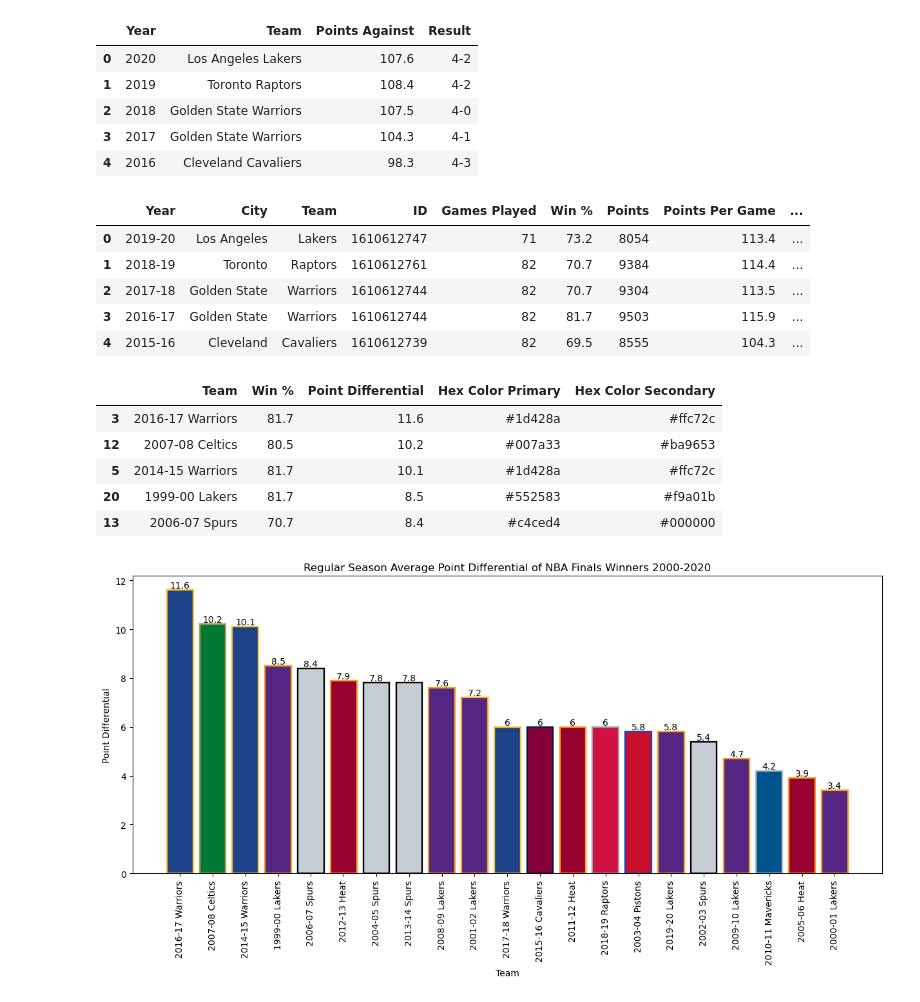
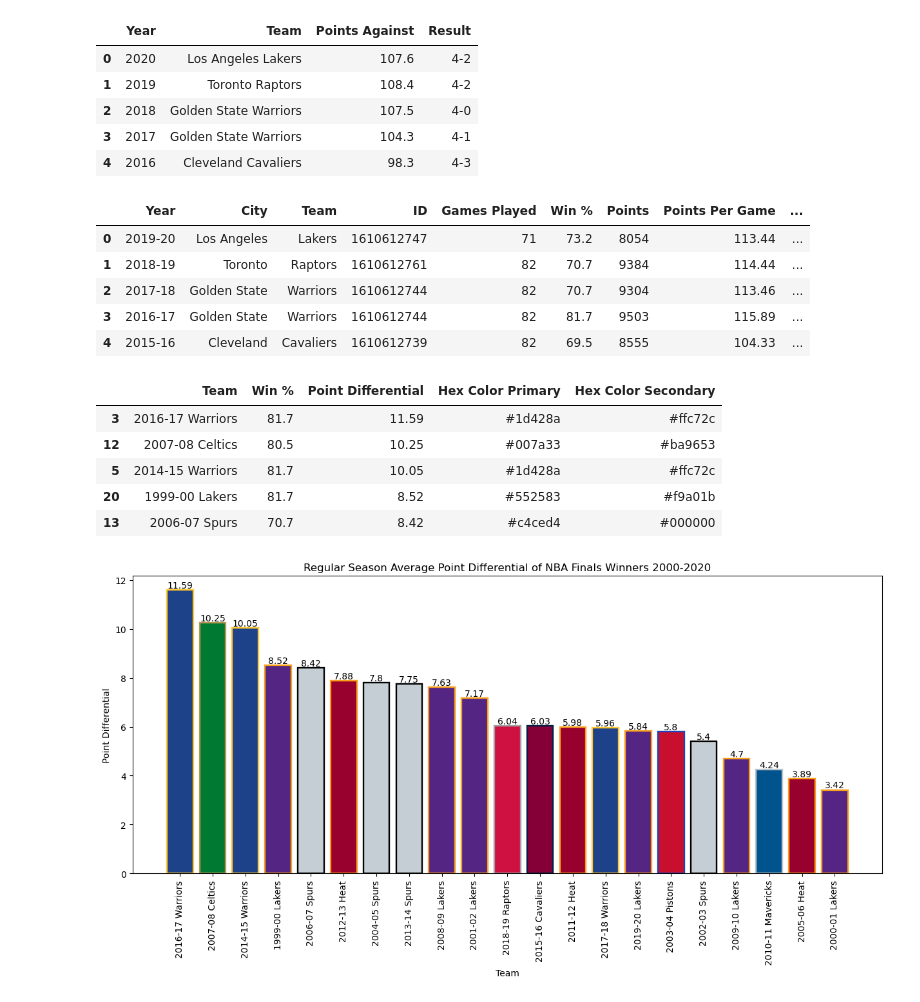
Before and after one commit to kcwaggs/project_1, a Jupyter notebook: keegan/keegan.ipynb, the cells around one changed output. Drawn from its saved outputs; the diff is of its cells as text; code cells hidden in the pictures.

```diff
--- a/keegan/keegan.ipynb
+++ b/keegan/keegan.ipynb
@@ -100,37 +88,37 @@ secondary_hex_colors['Detroit Pistons'] = '#1d42ba'
 # %%
 # create df and rename index column
 full_team_stats_df = pd.DataFrame(full_team_info, index=None).T.reset_index()
 full_team_stats_df = full_team_stats_df.rename(columns={'index': 'Year'})
 
 # Create a column for points per game in regular season and round to 1 decimal place
 full_team_stats_df['Points Per Game'] = full_team_stats_df['Points'] / full_team_stats_df['Games Played']
 full_team_stats_df = full_team_stats_df.astype({'Points Per Game': 'float', 'Win %': 'float'})
-full_team_stats_df['Points Per Game'] = full_team_stats_df['Points Per Game'].round(1)
+full_team_stats_df['Points Per Game'] = full_team_stats_df['Points Per Game'].round(2)
 
 # add the points against average from the first dataframe to our new df. And calculate the point differential between the averages
 full_team_stats_df['Points Against Per Game'] = champ_stats_df['Points Against']
-full_team_stats_df['Point Differential'] = (full_team_stats_df['Points Per Game'] - full_team_stats_df['Points Against Per Game']).round(1)
+full_team_stats_df['Point Differential'] = (full_team_stats_df['Points Per Game'] - full_team_stats_df['Points Against Per Game']).round(2)
 
 # adding team hex colors to df by matching key of dict to team name in df and then adding hex value for a match
 full_team_stats_df['Hex Color Primary'] = (full_team_stats_df['City'] + ' ' + full_team_stats_df['Team']).map(primary_hex_colors)
 full_team_stats_df['Hex Color Secondary'] = (full_team_stats_df['City'] + ' ' + full_team_stats_df['Team']).map(secondary_hex_colors)
 
 # Combining name and year of teams
 full_team_stats_df['Team and Year'] = full_team_stats_df['Year'] + ' ' + full_team_stats_df['Team']
 
 # Convert win pct decimal to pct
 full_team_stats_df['Win %'] = full_team_stats_df['Win %'] * 100
 
 # export the df to a csv
 full_team_stats_df.to_csv('Resources/regular_season_stats_champs.csv', index=False, header=True)
 full_team_stats_df.head()
 # %% [output]
 |  | Year | City | Team | ID | Games Played | Win % | Points | Points Per Game | ... |
-| 0 | 2019-20 | Los Angeles | Lakers | 1610612747 | 71 | 73.2 | 8054 | 113.4 | ... |
-| 1 | 2018-19 | Toronto | Raptors | 1610612761 | 82 | 70.7 | 9384 | 114.4 | ... |
-| 2 | 2017-18 | Golden State | Warriors | 1610612744 | 82 | 70.7 | 9304 | 113.5 | ... |
-| 3 | 2016-17 | Golden State | Warriors | 1610612744 | 82 | 81.7 | 9503 | 115.9 | ... |
-| 4 | 2015-16 | Cleveland | Cavaliers | 1610612739 | 82 | 69.5 | 8555 | 104.3 | ... |
+| 0 | 2019-20 | Los Angeles | Lakers | 1610612747 | 71 | 73.2 | 8054 | 113.44 | ... |
+| 1 | 2018-19 | Toronto | Raptors | 1610612761 | 82 | 70.7 | 9384 | 114.44 | ... |
+| 2 | 2017-18 | Golden State | Warriors | 1610612744 | 82 | 70.7 | 9304 | 113.46 | ... |
+| 3 | 2016-17 | Golden State | Warriors | 1610612744 | 82 | 81.7 | 9503 | 115.89 | ... |
+| 4 | 2015-16 | Cleveland | Cavaliers | 1610612739 | 82 | 69.5 | 8555 | 104.33 | ... |
 # %%
 # narrow df for analysis
 regular_season_analysis_df = full_team_stats_df[['Team and Year', 'Win %', 'Point Differential', 'Hex Color Primary', 'Hex Color Secondary']]
@@ -139,11 +127,11 @@ regular_season_analysis_df = regular_season_analysis_df.sort_values(by='Point Di
 regular_season_analysis_df.head()
 # %% [output]
 |  | Team | Win % | Point Differential | Hex Color Primary | Hex Color Secondary |
-| 3 | 2016-17 Warriors | 81.7 | 11.6 | #1d428a | #ffc72c |
-| 12 | 2007-08 Celtics | 80.5 | 10.2 | #007a33 | #ba9653 |
-| 5 | 2014-15 Warriors | 81.7 | 10.1 | #1d428a | #ffc72c |
-| 20 | 1999-00 Lakers | 81.7 | 8.5 | #552583 | #f9a01b |
-| 13 | 2006-07 Spurs | 70.7 | 8.4 | #c4ced4 | #000000 |
+| 3 | 2016-17 Warriors | 81.7 | 11.59 | #1d428a | #ffc72c |
+| 12 | 2007-08 Celtics | 80.5 | 10.25 | #007a33 | #ba9653 |
+| 5 | 2014-15 Warriors | 81.7 | 10.05 | #1d428a | #ffc72c |
+| 20 | 1999-00 Lakers | 81.7 | 8.52 | #552583 | #f9a01b |
+| 13 | 2006-07 Spurs | 70.7 | 8.42 | #c4ced4 | #000000 |
 # %%
 # Point differential plot
 teams_analysis_reg = regular_season_analysis_df['Team']
@@ -157,7 +145,7 @@ plt.ylabel('Point Differential')
 plt.bar_label(bars)
 plt.show()
 # %% [output]
-[figure, old version]
+[figure, new version]
 # %%
 # scatter plot and linear regression
 win_pct_reg = regular_season_analysis_df['Win %']
```
Also changed, not shown: parts of 8 cells of this notebook, 3 other files.
